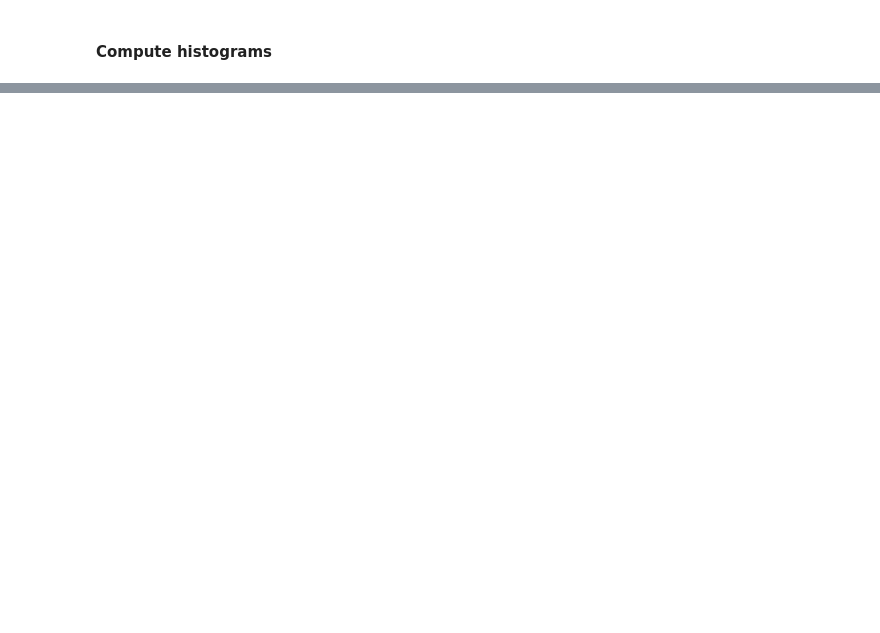
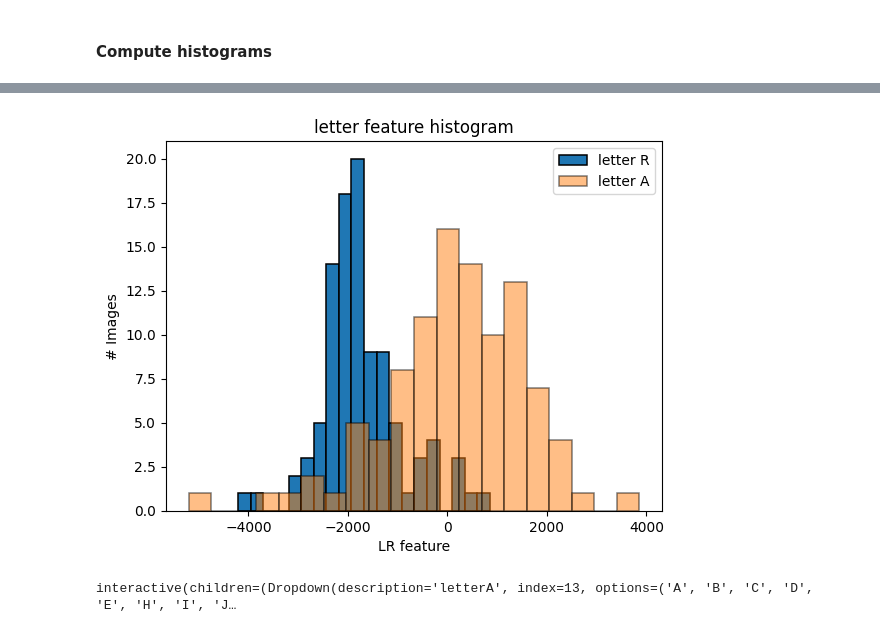
Before and after one commit to matouspelikan/rpzCTU, a Jupyter notebook: assignment_basics_template/basics.ipynb, the cells around one changed output, grey strips where cells are left out. Drawn from its saved outputs; the diff is of its cells as text; code cells hidden in the pictures; blank space fills up the shorter version.

```diff
--- a/assignment_basics_template/basics.ipynb
+++ b/assignment_basics_template/basics.ipynb
@@ -68,0 +231,13 @@ plt.savefig("initials_histograms.png")
+# %%
+letters = 'RA'
+features_1 = compute_lr_features(letters[0], alphabet, images, labels)
+features_2 = compute_lr_features(letters[1], alphabet, images, labels)
+# %%
+plot_letter_feature_histogram(features_1, features_2, letters, n_bins=20)
+plt.savefig("initials_histograms.png")
+# %% [output]
+[figure, added]
+# %%
+plot_letter_feature_histogram_interactive(alphabet, images, labels)
+# %% [output]
+interactive(children=(Dropdown(description='letterA', index=13, options=('A', 'B', 'C', 'D', 'E', 'H', 'I', 'J…
```
Also changed, not shown: parts of 25 cells of this notebook, 2 other files.
